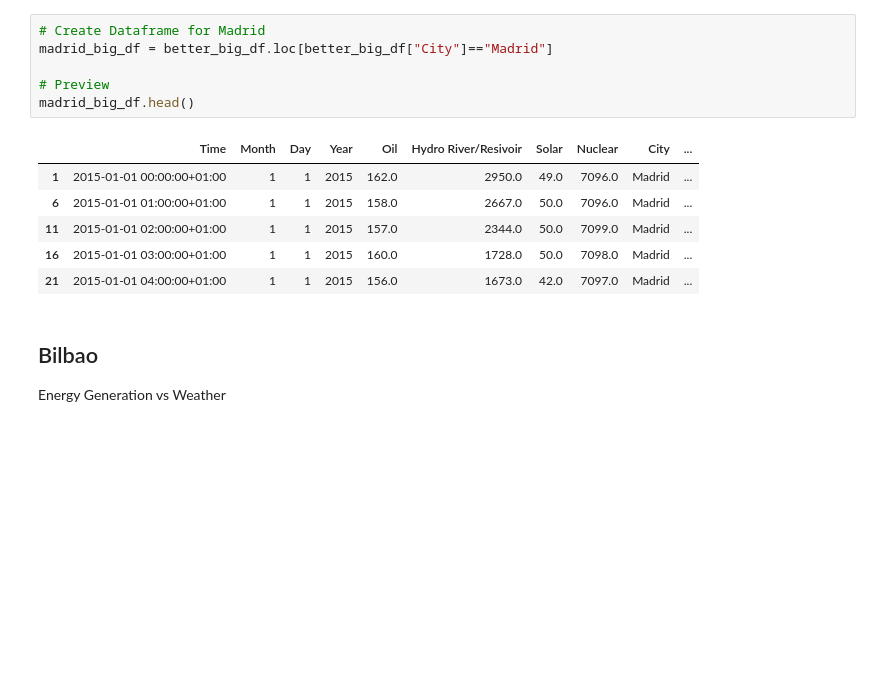
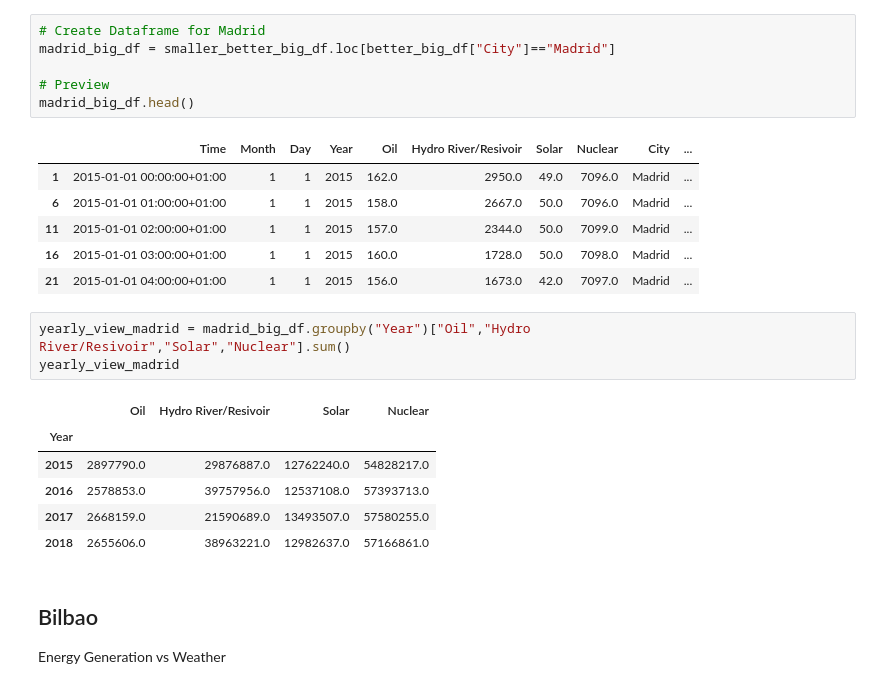
Before and after one commit to burrito-initiative/espana-project, a Jupyter notebook: espana_project.ipynb, the cells around one changed output. Cells and saved outputs as stored; diff of their text form; blank space fills up the shorter version.

```diff
--- a/espana_project.ipynb
+++ b/espana_project.ipynb
@@ -141,7 +166,7 @@ seasonal_veiw
 Energy Generation vs Weather
 # %%
 # Create Dataframe for Madrid
-madrid_big_df = better_big_df.loc[better_big_df["City"]=="Madrid"]
+madrid_big_df = smaller_better_big_df.loc[better_big_df["City"]=="Madrid"]
 
 # Preview
 madrid_big_df.head()
@@ -152,6 +177,16 @@ madrid_big_df.head()
 | 11 | 2015-01-01 02:00:00+01:00 | 1 | 1 | 2015 | 157.0 | 2344.0 | 50.0 | 7099.0 | Madrid | ... |
 | 16 | 2015-01-01 03:00:00+01:00 | 1 | 1 | 2015 | 160.0 | 1728.0 | 50.0 | 7098.0 | Madrid | ... |
 | 21 | 2015-01-01 04:00:00+01:00 | 1 | 1 | 2015 | 156.0 | 1673.0 | 42.0 | 7097.0 | Madrid | ... |
+# %%
+yearly_view_madrid = madrid_big_df.groupby("Year")["Oil","Hydro River/Resivoir","Solar","Nuclear"].sum()
+yearly_view_madrid
+# %% [output]
+|  | Oil | Hydro River/Resivoir | Solar | Nuclear |
+| Year |  |  |  |  |
+| 2015 | 2897790.0 | 29876887.0 | 12762240.0 | 54828217.0 |
+| 2016 | 2578853.0 | 39757956.0 | 12537108.0 | 57393713.0 |
+| 2017 | 2668159.0 | 21590689.0 | 13493507.0 | 57580255.0 |
+| 2018 | 2655606.0 | 38963221.0 | 12982637.0 | 57166861.0 |
 # %% [markdown]
 ## Bilbao
 Energy Generation vs Weather
```
Also changed, not shown: parts of 8 cells of this notebook.
